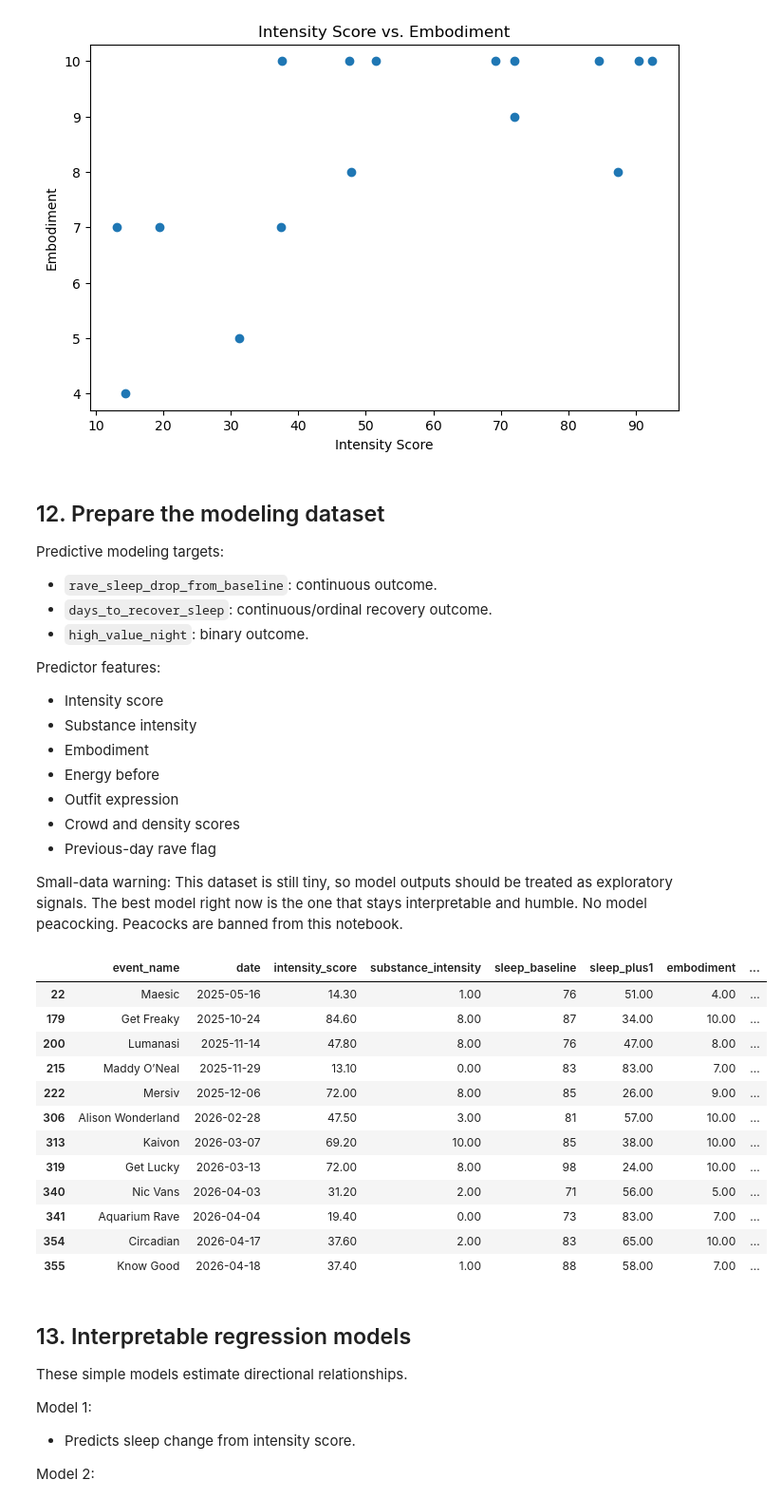
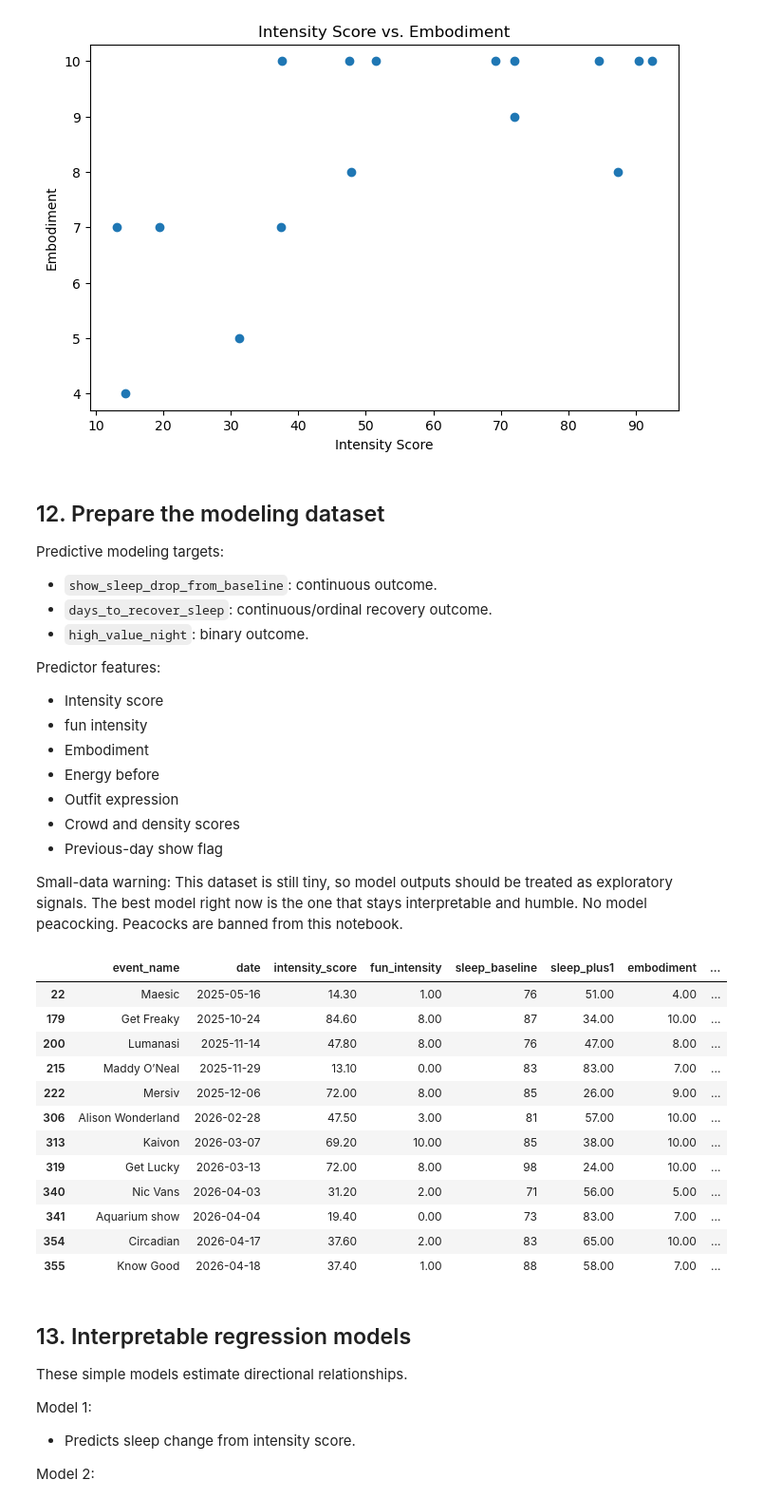
Before and after one commit to michellehand/event-intensity-sleep-recovery-analysis, a Jupyter notebook: Music_Health_NTB_Simplified_Methodology_Models.ipynb, the cells around one changed output. Shown at 95% size. Cells and saved outputs as stored; diff of their text form; code cells hidden in the pictures.

```diff
--- a/Rave_Health_NTB_Simplified_Methodology_Models.ipynb
+++ b/Music_Health_NTB_Simplified_Methodology_Models.ipynb
@@ -142,7 +142,7 @@ sleep["date"].min(), sleep["date"].max(), sleep["date"].nunique()
 
 This creates one daily table with both event fields and health/sleep fields.
 # %%
-daily = pd.merge(rave_raw, sleep, on="date", how="outer")
+daily = pd.merge(show_raw, sleep, on="date", how="outer")
 
 daily = daily.sort_values("date").reset_index(drop=True)
 
@@ -380,12 +380,12 @@ density_map = {
     "Packed": 4
 }
 
-rave_df["crowd_size_score"] = rave_df["crowd_size"].map(crowd_map)
-rave_df["density_score"] = rave_df["density"].map(density_map)
+show_df["crowd_size_score"] = show_df["crowd_size"].map(crowd_map)
+show_df["density_score"] = show_df["density"].map(density_map)
 
 intensity_features = [
     "visual_intensity",
-    "substance_intensity",
+    "fun_intensity",
     "embodiment",
     "energy_before",
     "outfit_expression_level",
@@ -395,7 +395,7 @@ intensity_features = [
 
 weights = {
     "visual_intensity": 0.20,
-    "substance_intensity": 0.30,
+    "fun_intensity": 0.30,
     "embodiment": 0.20,
     "energy_before": 0.10,
     "outfit_expression_level": 0.10,
@@ -403,17 +403,17 @@ weights = {
     "density_score": 0.05
 }
 
-score_df = rave_df.copy()
+score_df = show_df.copy()
 
 scaler = MinMaxScaler()
 score_df[intensity_features] = scaler.fit_transform(score_df[intensity_features])
 
-rave_df["intensity_score"] = sum(
+show_df["intensity_score"] = sum(
     score_df[col] * weight
     for col, weight in weights.items()
 ) * 100
 
-rave_df["intensity_score"] = rave_df["intensity_score"].round(1)
+show_df["intensity_score"] = show_df["intensity_score"].round(1)
 
 def intensity_category(score):
     if pd.isna(score):
@@ -427,15 +427,15 @@ def intensity_category(score):
     else:
         return "very high"
 
-rave_df["intensity_category"] = rave_df["intensity_score"].apply(intensity_category)
+show_df["intensity_category"] = show_df["intensity_score"].apply(intensity_category)
 
-rave_df[[
+show_df[[
     "event_name",
     "crowd_size",
     "density",
     "crowd_size_score",
     "density_score",
-    "substance_intensity",
+    "fun_intensity",
     "intensity_score",
     "intensity_category"
 ]].sort_values("intensity_score", ascending=False)
@@ -557,25 +557,25 @@ plt.show()
 ## 12. Prepare the modeling dataset
 
 Predictive modeling targets:
-- `rave_sleep_drop_from_baseline`: continuous outcome.
+- `show_sleep_drop_from_baseline`: continuous outcome.
 - `days_to_recover_sleep`: continuous/ordinal recovery outcome.
 - `high_value_night`: binary outcome.
 
 Predictor features:
 - Intensity score
-- Substance intensity
+- fun intensity
 - Embodiment
 - Energy before
 - Outfit expression
 - Crowd and density scores
-- Previous-day rave flag
+- Previous-day show flag
 
 Small-data warning:
 This dataset is still tiny, so model outputs should be treated as exploratory signals. The best model right now is the one that stays interpretable and humble. No model peacocking. Peacocks are banned from this notebook.
 # %%
 model_features_raw = [
     "intensity_score",
-    "substance_intensity",
+    "fun_intensity",
     "score_-1",
     "score_+1",
     "embodiment",
@@ -583,42 +583,42 @@ model_features_raw = [
     "outfit_expression_level",
     "crowd_size_score",
     "density_score",
-    "prev_day_rave"
+    "prev_day_show"
 ]
 
 model_targets = [
-    "rave_sleep_drop_from_baseline",
+    "show_sleep_drop_from_baseline",
     "days_to_recover_sleep",
     "high_value_night"
 ]
 
-model_df = rave_df[["event_name", "date"] + model_features_raw + model_targets].copy()
+model_df = show_df[["event_name", "date"] + model_features_raw + model_targets].copy()
 
 model_df = model_df.rename(columns={
     "score_-1": "sleep_baseline",
     "score_+1": "sleep_plus1",
 })
 
-model_df["prev_day_rave"] = model_df["prev_day_rave"].astype(int)
+model_df["prev_day_show"] = model_df["prev_day_show"].astype(int)
 
 model_features = [
     "intensity_score",
-    "substance_intensity",
+    "fun_intensity",
     "sleep_baseline",
     "sleep_plus1",
     "embodiment",
     "energy_before",
     "outfit_expression_level",
     "crowd_size_score",
     "density_score",
-    "prev_day_rave"
+    "prev_day_show"
 ]
 
 model_df = model_df.dropna(subset=model_features)
 
 model_df
 # %% [output]
-|  | event_name | date | intensity_score | substance_intensity | sleep_baseline | sleep_plus1 | embodiment | ... |
+|  | event_name | date | intensity_score | fun_intensity | sleep_baseline | sleep_plus1 | embodiment | ... |
 | 22 | Maesic | 2025-05-16 | 14.30 | 1.00 | 76 | 51.00 | 4.00 | ... |
 | 179 | Get Freaky | 2025-10-24 | 84.60 | 8.00 | 87 | 34.00 | 10.00 | ... |
 | 200 | Lumanasi | 2025-11-14 | 47.80 | 8.00 | 76 | 47.00 | 8.00 | ... |
@@ -628,7 +628,7 @@ model_df
 | 313 | Kaivon | 2026-03-07 | 69.20 | 10.00 | 85 | 38.00 | 10.00 | ... |
 | 319 | Get Lucky | 2026-03-13 | 72.00 | 8.00 | 98 | 24.00 | 10.00 | ... |
 | 340 | Nic Vans | 2026-04-03 | 31.20 | 2.00 | 71 | 56.00 | 5.00 | ... |
-| 341 | Aquarium Rave | 2026-04-04 | 19.40 | 0.00 | 73 | 83.00 | 7.00 | ... |
+| 341 | Aquarium show | 2026-04-04 | 19.40 | 0.00 | 73 | 83.00 | 7.00 | ... |
 | 354 | Circadian | 2026-04-17 | 37.60 | 2.00 | 83 | 65.00 | 10.00 | ... |
 | 355 | Know Good | 2026-04-18 | 37.40 | 1.00 | 88 | 58.00 | 7.00 | ... |
 # %% [markdown]
```
Also changed, not shown: parts of 23 cells of this notebook.
